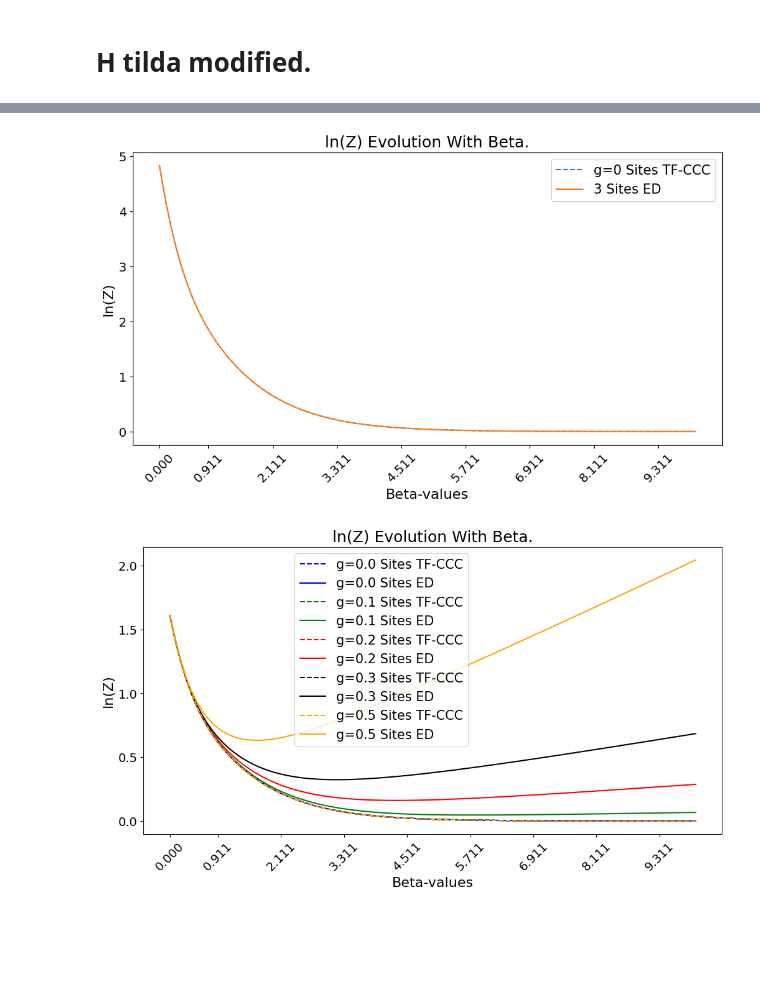
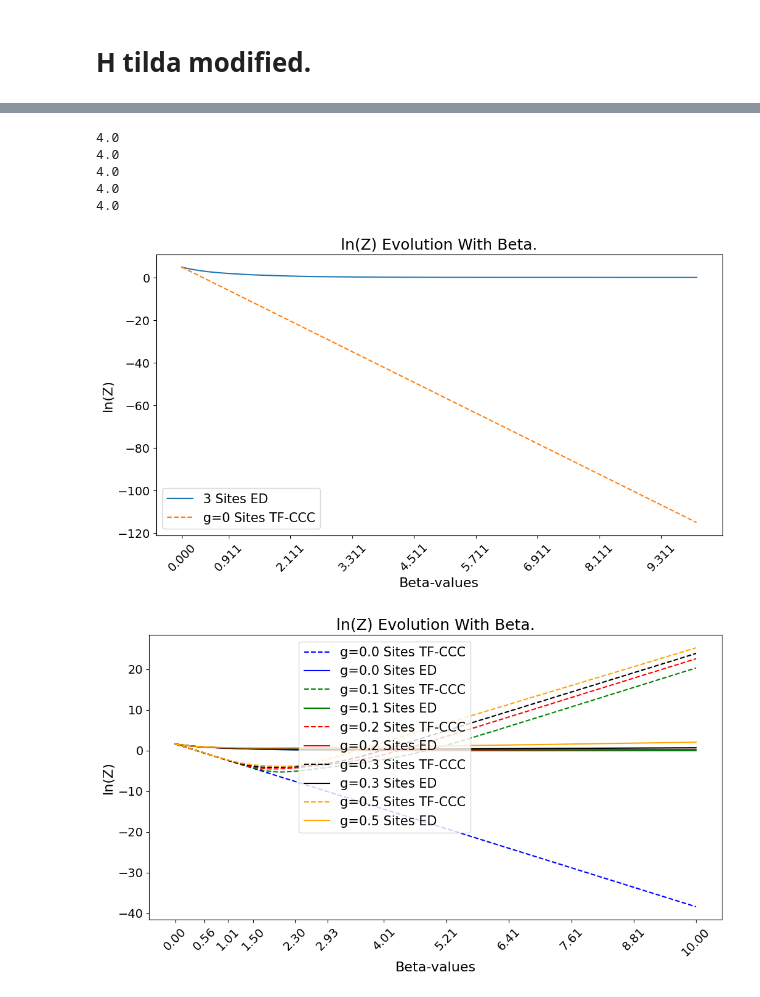
Before and after one commit to Gilfrim/Computational-Analysis-of-Many-Rotor-Systems, a Jupyter notebook: thermal_field_hamiltonian_graphs.ipynb, the cells around one changed output, grey strips where cells are left out. Drawn from its saved outputs; the diff is of its cells as text; code cells hidden in the pictures; blank space fills up the shorter version.

```diff
--- a/thermal_field_hamiltonian_graphs.ipynb
+++ b/thermal_field_hamiltonian_graphs.ipynb
@@ -198,7 +208,7 @@ time,t_0, one_max_TDCC, two_max_TDCC, dTa_idt_sol, dTab_ijdt_sol = integration_s
 # %%
 site = 3
 state = 3
-g = 0.2
+g = 10
 # %%
 K, V = build_V_in_p(state)
 K, V = K.toarray(), V.toarray()
@@ -246,3 +287,22 @@ plt.show()
+# %%
+def write_matrix_elements_new(m_max, gamma):
+    d = 2*m_max + 1
+    K = np.zeros((d,d))
+    for i in range(d):
+        for j in range(i,d):
+            K[i,j] = free_one_body(i, j, m_max)
+
+    V = np.zeros((d**2, d**2))
+    for i in range(d):
+        for j in range(d):
+            for k in range(d):
+                for l in range(d):
+                    # only want to write the upper triangular parts
+                    # if k*d + l >= i*d + j:
+                    #if hg.interaction_two_body_coplanar(i,j,k,l) != 0:
+                        V[i*d + j, k*d + l] = interaction_two_body_coplanar(i,j,k,l, gamma)
+
+    return K, V
 # %%
 site = 3
 state = 5
@@ -254,7 +314,7 @@ si5_st5_ED_U = []
 beta_array = []
 g_array = np.array([0, 0.1, 0.2, 0.3, 0.5])
 
-K_tilda_new_perm = K_tilda_new[np.ix_(row_permute, col_permute)]
+# K_tilda_new_perm = K_tilda_new[np.ix_(row_permute, col_permute)]
 
 for g_index, g in enumerate(g_array):
 
@@ -262,8 +322,8 @@ for g_index, g in enumerate(g_array):
 
     eig_val_ED, _ = np.linalg.eigh(H)
 
-    K, V = build_V_in_p(state)
-    K, V = K.toarray(), V.toarray()
+    K, V = write_matrix_elements_new((state-1)//2, 1)
+    # K, V = K.toarray(), V.toarray()
 
     U, _ = bz.thermofield_change_of_basis(K)
 
@@ -271,6 +331,7 @@ for g_index, g in enumerate(g_array):
     # K_tilda = K_tilda[np.ix_(row_permute, col_permute)]
     # K_tilda = bz.depr_H_tilde_maker(K)
     d_pq = np.eye(state)
+    V = V * g
 
     V_tensor = V.reshape(state, state, state, state)
 
@@ -279,13 +340,11 @@ for g_index, g in enumerate(g_array):
 
     V_grouped = V_prim.reshape(state**2, state**2, state**2, state**2)
 
-
     U_t = U.T
 
     V_tilda = oe.contract('Mi,Wj,ijab,aN,bV->MWNV', U_t, U_t, V_grouped, U, U, optimize='optimal')
 
-
-    beta, si5_st5_dB_var, si5_st5_sol_var, _  = integration_scheme(site, state, g, t_init=0,t_final=10,nof_points=100000, import_K_V_TF=True, K_import=K_tilda, V_import=V_tilda)
+    beta, si5_st5_dB_var, si5_st5_sol_var, _  = integration_scheme(site, state, g, t_init=0,t_final=10,nof_points=100000, Import=True, K_import=K, V_import=V.reshape(state, state, state, state))
 
     si5_st5_ED_Z_val = np.array([np.log(Z(eig_val_ED, x)) for x in beta])
     si5_st5_ED_U_val = np.array([U_stat(eig_val_ED, x) for x in beta])
@@ -295,18 +354,25 @@ for g_index, g in enumerate(g_array):
     si5_st5_ED_Z.append(si5_st5_ED_Z_val)
     si5_st5_ED_U.append(si5_st5_ED_U_val)
     beta_array.append(beta)
+# %% [output]
+4.0
+4.0
+4.0
+4.0
+4.0
 # %%
 plt.figure(figsize=(12, 6))
-plt.plot(beta_array[0], si5_st5_sol[0] + np.log(state**site), label=f"g={0} Sites TF-CCC", linestyle='--')
 plt.plot(beta_array[0], si5_st5_ED_Z[0], label=f"{site} Sites ED")
+plt.plot(beta_array[0], -si5_st5_sol[0] + np.log(state**site), label=f"g={0} Sites TF-CCC", linestyle='--')
+
 plt.xticks(beta_array[0][::12], rotation=45)
 plt.xlabel("Beta-values")
 plt.ylabel("ln(Z)")
 plt.title("ln(Z) Evolution With Beta.", fontsize=18)
 plt.legend()
 plt.show()
 # %% [output]
-[figure, old version]
+[figure, new version]
 # %%
 plt.figure(figsize=(12, 6))
 plt.rcParams.update({
@@ -320,7 +386,7 @@ plt.rcParams.update({
 colours = ["blue", "green", "red", "black", "orange"]
 
 for g_index, g in enumerate(g_array):
-    plt.plot(beta_array[g_index], (si5_st5_sol[g_index] + np.log(state**site))/site,
+    plt.plot(beta_array[g_index], (-si5_st5_sol[g_index] + np.log(state**site))/site,
               label=f"g={g} Sites TF-CCC", linestyle='--', color = colours[g_index])
     plt.plot(beta_array[g_index], si5_st5_ED_Z[g_index]/site, label=f"g={g} Sites ED",  color = colours[g_index])
 plt.xticks(beta_array[g_index][::12], rotation=45)
@@ -330,6 +396,6 @@ plt.title("ln(Z) Evolution With Beta.", fontsize=18)
 plt.legend(loc='upper left', bbox_to_anchor=(0.25, 1))
 plt.show()
 # %% [output]
-[figure, old version]
+[figure, new version]
 # %%
 plt.figure(figsize=(12, 6))
```
Also changed, not shown: parts of 15 cells of this notebook, 43 other files.
